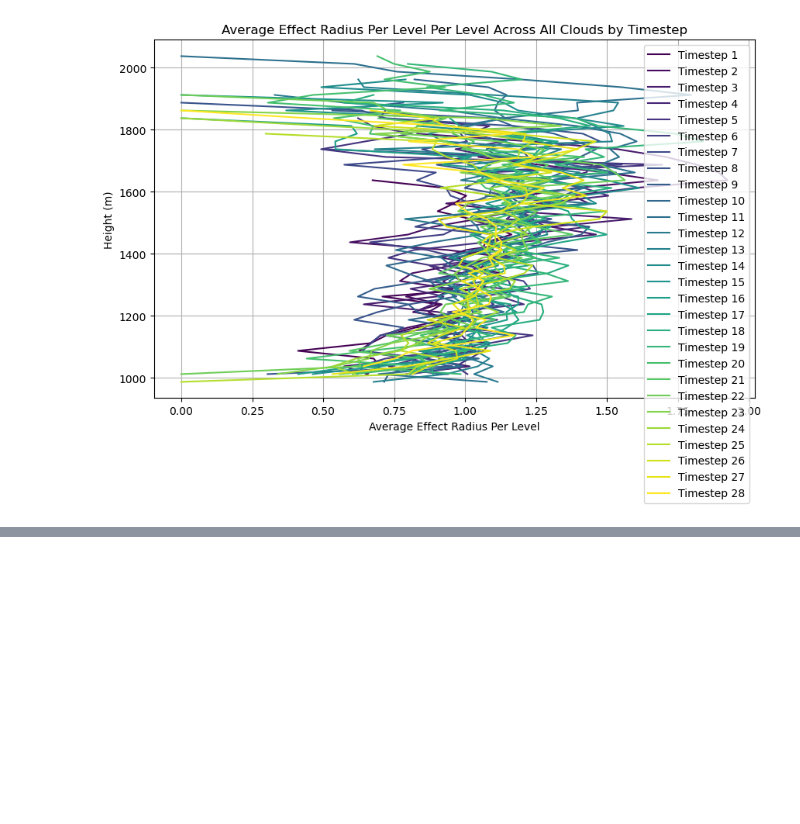
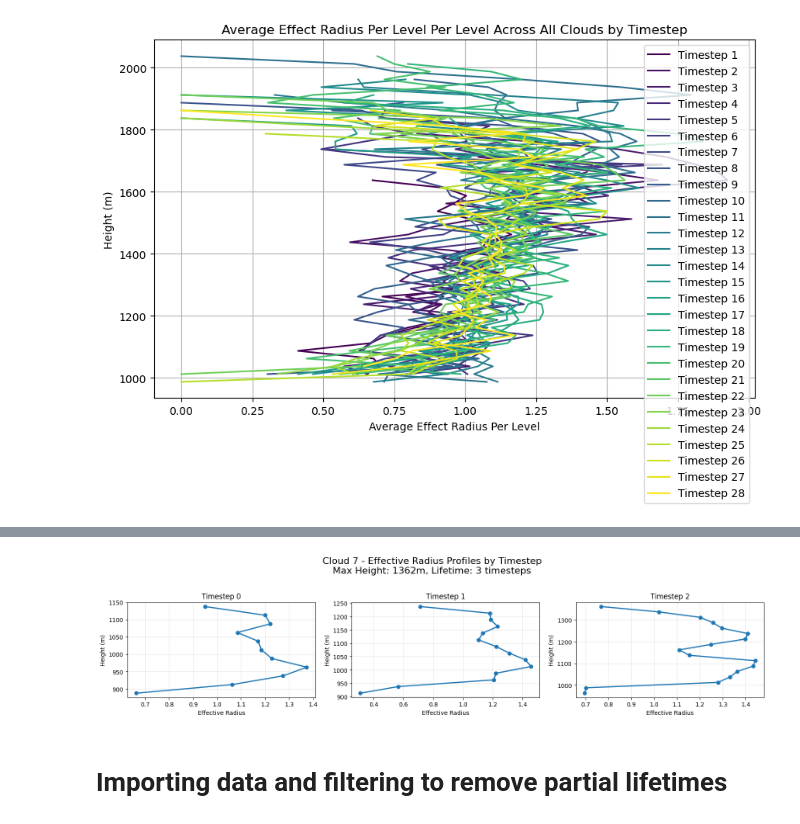
Before and after one commit to jurezgubic/CloudTracking, a Jupyter notebook: analysis/output_analysis_vertical_profiles.ipynb, the cells around one changed output, grey strips where cells are left out. Cells and saved outputs as stored; diff of their text form; code cells hidden in the pictures; blank space fills up the shorter version.

```diff
--- a/analysis/output_analysis_vertical_profiles.ipynb
+++ b/analysis/output_analysis_vertical_profiles.ipynb
@@ -363,0 +418,77 @@ dataset.close()
+# %%
+# Set the cloud index you want to analyze
+cloud_idx = 7  # Change this to the cloud ID you want to visualize
+
+# Get data for this cloud
+eff_radius = dataset.variables['eff_radius_per_level'][cloud_idx, :, :].T  # (level, time)
+heights = dataset.variables['height'][:]
+
+# Find timesteps where this cloud exists
+size_data = dataset.variables['size'][cloud_idx, :]
+valid_timesteps = np.where(~np.isnan(size_data))[0]
+
+if len(valid_timesteps) == 0:
+    print("No data available for this cloud")
+else:
+    # Determine layout for subplots
+    n_plots = len(valid_timesteps)
+    cols = min(4, n_plots)  # Maximum 4 columns
+    rows = math.ceil(n_plots / cols)  # Ceiling division
+
+    # Create figure with subplots
+    fig, axs = plt.subplots(rows, cols, figsize=(16, 4 * rows))
+
+    # Handle case of single row or single column grid
+    if rows == 1 and cols == 1:
+        axs = np.array([[axs]])
+    elif rows == 1:
+        axs = axs.reshape(1, -1)
+    elif cols == 1:
+        axs = axs.reshape(-1, 1)
+
+    # Plot effective radius for each timestep
+    for i, timestep in enumerate(valid_timesteps):
+        row = i // cols
+        col = i % cols
+        ax = axs[row, col]
+
+        # Get effective radius data for this timestep
+        er_profile = eff_radius[:, timestep]
+
+        # Skip if all values are NaN
+        if np.all(np.isnan(er_profile)):
+            ax.text(0.5, 0.5, "No data", ha='center', va='center', transform=ax.transAxes)
+            ax.set_title(f"Timestep {timestep}")
+            continue
+
+        # Find where we have valid data
+        valid_mask = ~np.isnan(er_profile)
+        valid_heights = heights[valid_mask]
+        valid_er = er_profile[valid_mask]
+
+        # Plot
+        ax.plot(valid_er, valid_heights, 'o-', linewidth=2)
+        ax.set_xlabel('Effective Radius')
+        ax.set_ylabel('Height (m)')
+        ax.set_title(f"Timestep {timestep}")
+        ax.grid(True, alpha=0.3)
+
+    # Hide unused subplots
+    for i in range(len(valid_timesteps), rows*cols):
+        row = i // cols
+        col = i % cols
+        fig.delaxes(axs[row, col])
+
+    # Add an overall title
+    cloud_info = f"Cloud {cloud_idx} - Effective Radius Profiles by Timestep"
+    max_height = np.nanmax(dataset.variables['max_height'][cloud_idx, :])
+    lifetime = len(valid_timesteps)
+    info_text = f"Max Height: {max_height:.0f}m, Lifetime: {lifetime} timesteps"
+    fig.suptitle(f"{cloud_info}\n{info_text}", fontsize=16)
+
+    plt.tight_layout(rect=[0, 0, 1, 0.95])  # Make room for the suptitle
+    plt.show()
+# %% [output]
+[figure, added]
+# %% [markdown]
+# Importing data and filtering to remove partial lifetimes
```
Also changed, not shown: parts of 7 cells of this notebook, 3 other files.
